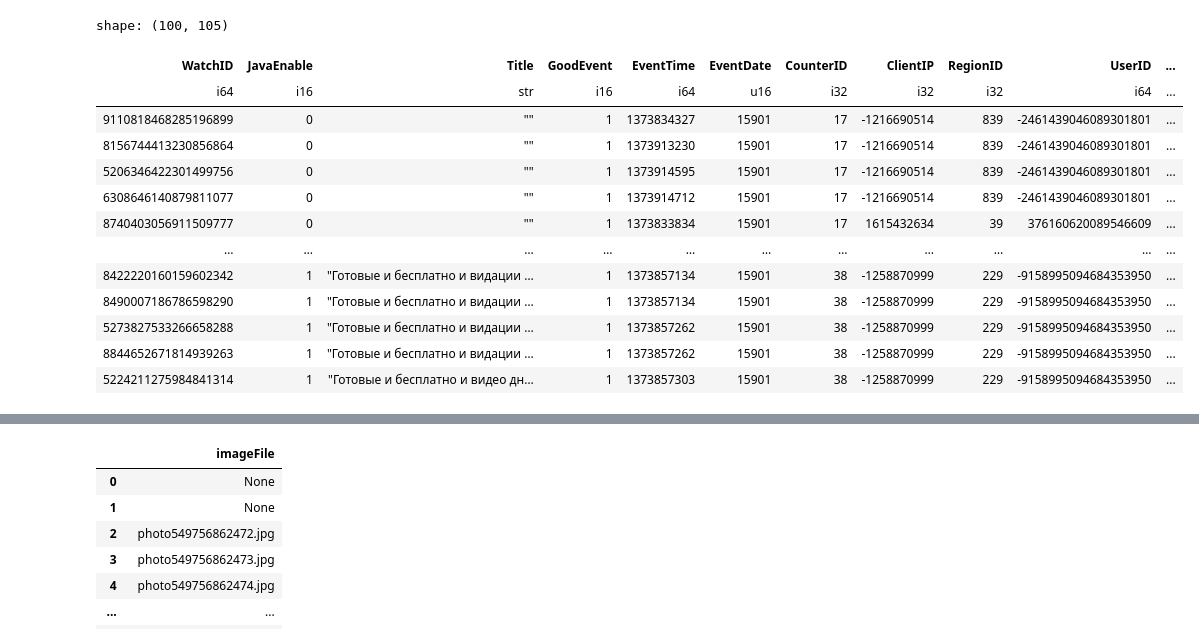
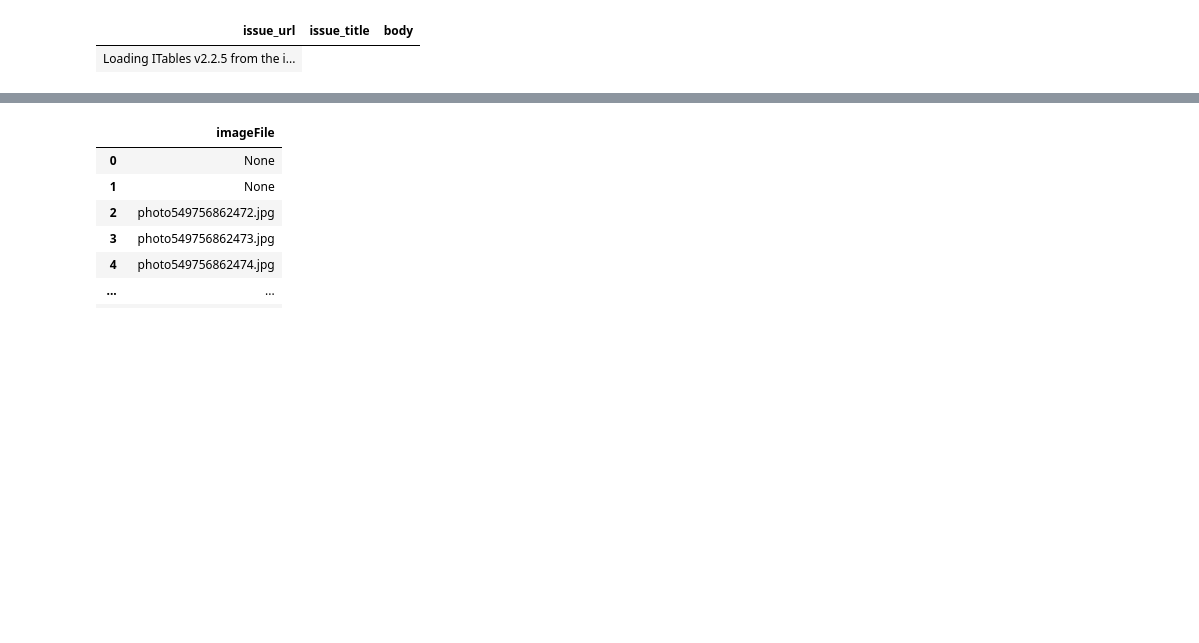
Before and after one commit to yan-alex/fsst-plus-experiments, a Jupyter notebook: benchmarking/visualize_data.ipynb, the cells around one changed output, grey strips where cells are left out. Cells and saved outputs as stored; diff of their text form; code cells hidden in the pictures; blank space fills up the shorter version.

```diff
--- a/benchmarking/visualize_data.ipynb
+++ b/benchmarking/visualize_data.ipynb
@@ -4,18 +8,6 @@ import polars as pl
 # %%
-df = pl.read_parquet("data/raw/clickbench.parquet")
+df = pl.read_parquet("data/refined/NextiaJD/github_issues.parquet")
 df.head(100)
 # %% [output]
-shape: (100, 105)
-| WatchID | JavaEnable | Title | GoodEvent | EventTime | EventDate | CounterID | ClientIP | RegionID | UserID | ... |
-| i64 | i16 | str | i16 | i64 | u16 | i32 | i32 | i32 | i64 | ... |
-| 9110818468285196899 | 0 | "" | 1 | 1373834327 | 15901 | 17 | -1216690514 | 839 | -2461439046089301801 | ... |
-| 8156744413230856864 | 0 | "" | 1 | 1373913230 | 15901 | 17 | -1216690514 | 839 | -2461439046089301801 | ... |
-| 5206346422301499756 | 0 | "" | 1 | 1373914595 | 15901 | 17 | -1216690514 | 839 | -2461439046089301801 | ... |
-| 6308646140879811077 | 0 | "" | 1 | 1373914712 | 15901 | 17 | -1216690514 | 839 | -2461439046089301801 | ... |
-| 8740403056911509777 | 0 | "" | 1 | 1373833834 | 15901 | 17 | 1615432634 | 39 | 376160620089546609 | ... |
-| … | … | … | … | … | … | … | … | … | … | ... |
-| 8422220160159602342 | 1 | "Готовые и бесплатно и видации … | 1 | 1373857134 | 15901 | 38 | -1258870999 | 229 | -9158995094684353950 | ... |
-| 8490007186786598290 | 1 | "Готовые и бесплатно и видации … | 1 | 1373857134 | 15901 | 38 | -1258870999 | 229 | -9158995094684353950 | ... |
-| 5273827533266658288 | 1 | "Готовые и бесплатно и видации … | 1 | 1373857262 | 15901 | 38 | -1258870999 | 229 | -9158995094684353950 | ... |
-| 8844652671814939263 | 1 | "Готовые и бесплатно и видации … | 1 | 1373857262 | 15901 | 38 | -1258870999 | 229 | -9158995094684353950 | ... |
-| 5224211275984841314 | 1 | "Готовые и бесплатно и видео дн… | 1 | 1373857303 | 15901 | 38 | -1258870999 | 229 | -9158995094684353950 | ... |
+| issue_url | issue_title | body |
+| Loading ITables v2.2.5 from the i... |
```
Also changed, not shown: parts of 8 cells of this notebook, 4 other files.
